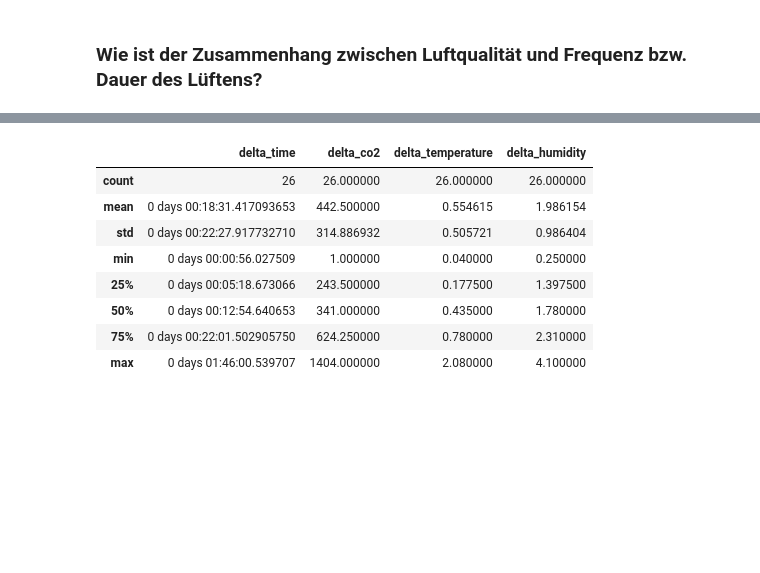
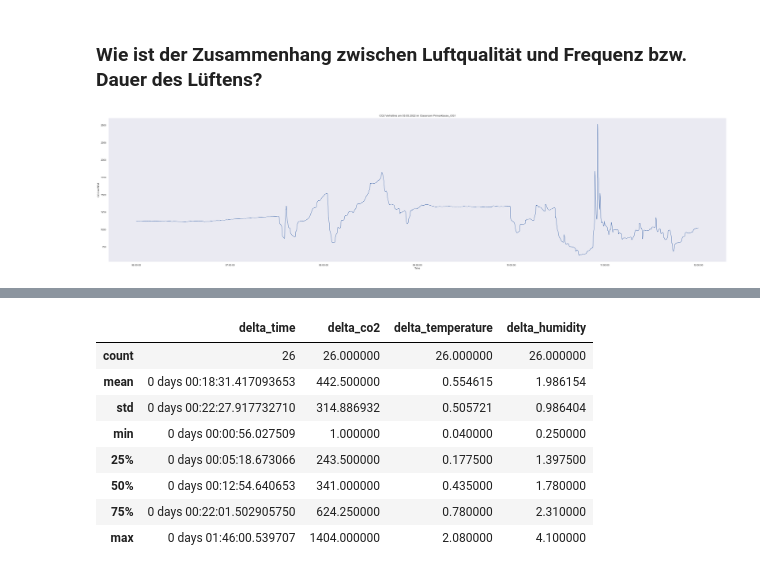
Before and after one commit to Smart-Classroom-Challenge/Data-Evaluation, a Jupyter notebook: data-evaluation.ipynb, the cells around one changed output, grey strips where cells are left out. Cells and saved outputs as stored; diff of their text form; code cells hidden in the pictures; blank space fills up the shorter version.

```diff
--- a/data-evaluation.ipynb
+++ b/data-evaluation.ipynb
@@ -309,22 +309,24 @@ def get_people_count_overtime(entrance_list):
 # %%
 # Spannende Zeitpunkte Analyse
 import PyQt5
 import matplotlib
 import numpy as np
 import matplotlib.pyplot as plt
 
-data = get_measurement("Primarklasse_OG1", startDate = "2022-05-05 6:00", endDate = "2022-05-05 12:00")
+data = get_measurement("Primarklasse_EG", startDate = "2022-05-04 6:00", endDate = "2022-05-04 12:00")
 # Für das Picken der Zeit eigenet sich %matplotlib Qt
 # Jedoch wenn alles QT ist crashed das programm bei so vielen Grafiken also nur manuell einschalten!!
 %matplotlib inline
 plt.figure(figsize = (50,12))
 plt.plot(data["time"], data["co2"],)
 plt.xlabel("Time")
 plt.ylabel("CO2 in PPM")
 plt.title("CO2 Verhältnis am 03.05.2022 im Classroom Primarklasse_OG1")
 plt.gca().xaxis.set_major_formatter(mdates.DateFormatter('%H:%M:%S'))
 plt.grid()
 plt.show()
+# %% [output]
+[figure, added]
 # %%
 # Spannende Zeitpunkte Morgens bis 12 Uhr
 # Diese Observationen wurden mit Höchster Sorgfalt ausgewählt, da ein Automatisiertes Selektieren nicht möglich ist, da auch wenn die Türe zum gang aufgemacht wird viel Co2 und Temperatur eingesparrt wird.
```
Also changed, not shown: parts of 5 cells of this notebook.
